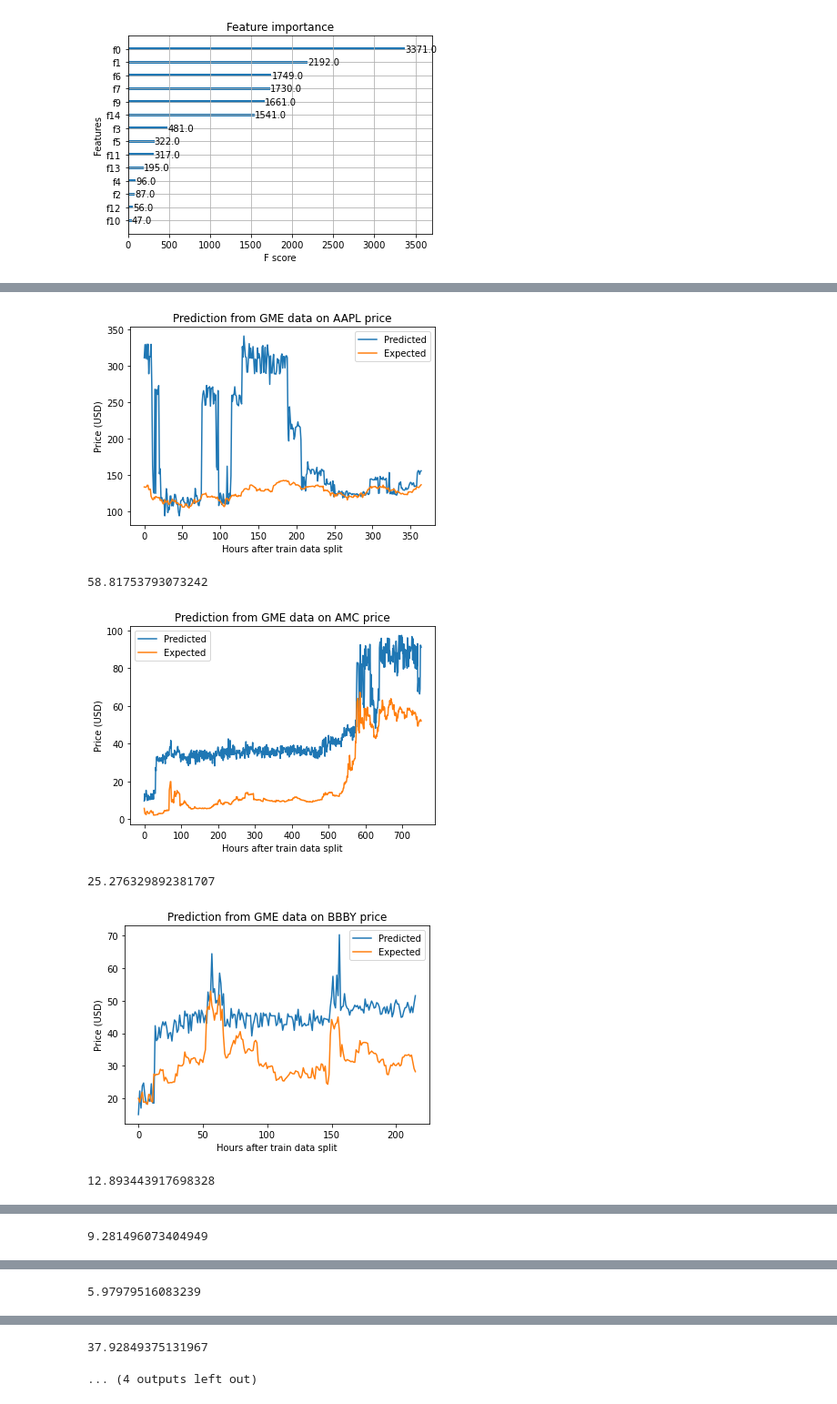
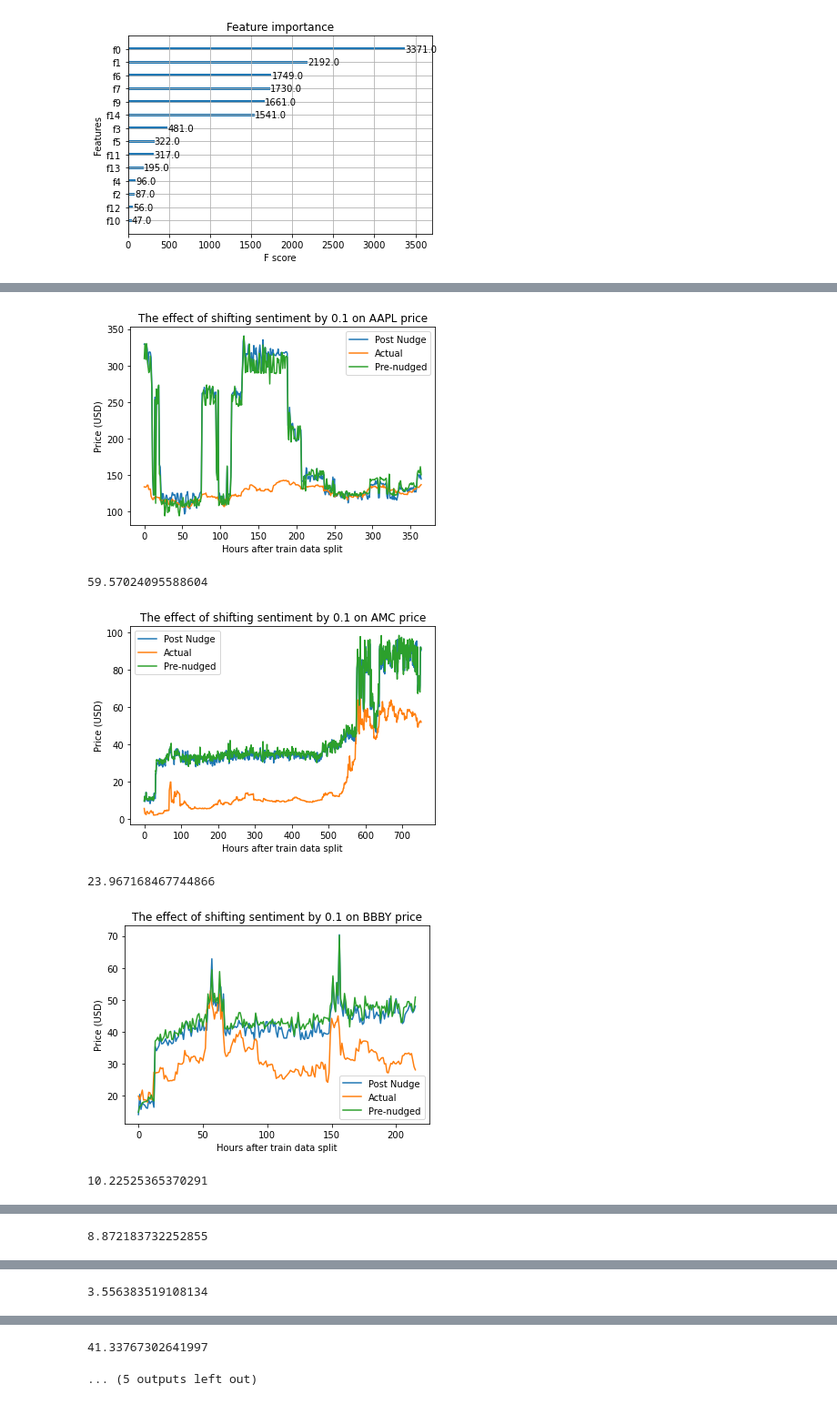
Before and after one commit to SaberQ19/socioPhysics_DiamondHands, a Jupyter notebook: xgBoost.ipynb, the cells around one changed output, grey strips where cells are left out. Shown at 91% size. Cells and saved outputs as stored; diff of their text form; code cells hidden in the pictures.

```diff
--- a/xgBoost.ipynb
+++ b/xgBoost.ipynb
@@ -185,0 +172,11 @@ Name: sentiment, Length: 945, dtype: float64
+# %%
+
+for stock in stockname:
+# Plotting the histogram
+    pl.figure()
+    stock_postandsentiment[f'{stock}_post']['sentiment'].hist(bins = 20)
+    pl.xlabel('Value')
+    pl.ylabel('Frequency')
+    pl.title('Histogram of Data')
+    pl.grid(True)
+    pl.show()
@@ -524,8 +516,13 @@ nonegsent= {}
 
 for stock in stockname:
     nonegsent[f'{stock}_post'] = combined_df_all_stocks[f'{stock}_post']
-    nonegsent[f'{stock}_post']['sentiment'] = nonegsent[f'{stock}_post']['sentiment'].abs()
+    nonegsent[f'{stock}_post']['score'] = nonegsent[f'{stock}_post']['score'] +10
 
+scoreshift = "Adding 10 upvotes to positive sentiment posts"
+nonegsentmerged = modelfittingandplotting(nonegsent, scoreshift)
+56.8808974853121
 
-nonegsentmerged = modelfittingandplotting(nonegsent)
+24.50418559631388
+
+61.15631999574276
 # %% [output]
@@ -534,18 +542,18 @@ nonegsentmerged = modelfittingandplotting(nonegsent)
 # %%
 ### Nudge with
-scaledsent= {}
+shiftedsent= {}
 
 
 for stock in stockname:
-    scaledsent[f'{stock}_post'] = combined_df_all_stocks[f'{stock}_post']
-    scaledsent[f'{stock}_post']['sentiment'] = scaledsent[f'{stock}_post']['sentiment']*10
+    shiftedsent[f'{stock}_post'] = combined_df_all_stocks[f'{stock}_post']
+    shiftedsent[f'{stock}_post']['sentiment'] = shiftedsent[f'{stock}_post']['sentiment']+0.1
 
-
-scaledsentmerged = modelfittingandplotting(scaledsent)
+shifttitle = "The effect of shifting sentiment by 0.1"
+modelfittingandplotting(shiftedsent, shifttitle)
 # %% [output]
-[figure, old version]
+[figure, new version]
-58.81753793073242
+59.57024095588604
-[figure, old version]
+[figure, new version]
-25.276329892381707
+23.967168467744866
-[figure, old version]
+[figure, new version]
-12.893443917698328
+10.22525365370291
@@ -553 +561 @@ scaledsentmerged = modelfittingandplotting(scaledsent)
-9.281496073404949
+8.872183732252855
@@ -555 +563 @@ scaledsentmerged = modelfittingandplotting(scaledsent)
-5.97979516083239
+3.556383519108134
@@ -557,2 +565,2 @@ scaledsentmerged = modelfittingandplotting(scaledsent)
-37.92849375131967
+41.33767302641997
-... (4 outputs left out)
+... (5 outputs left out)
```
Also changed, not shown: parts of 10 cells of this notebook.
